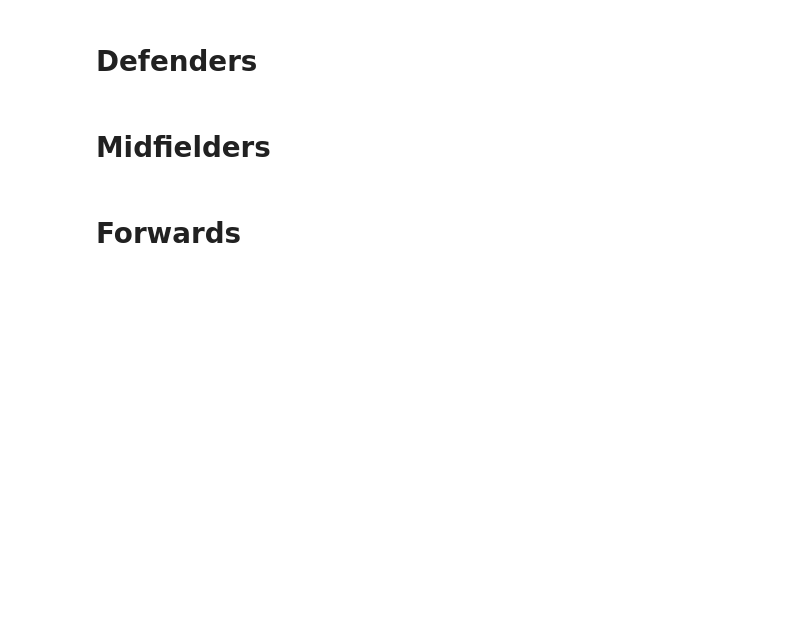
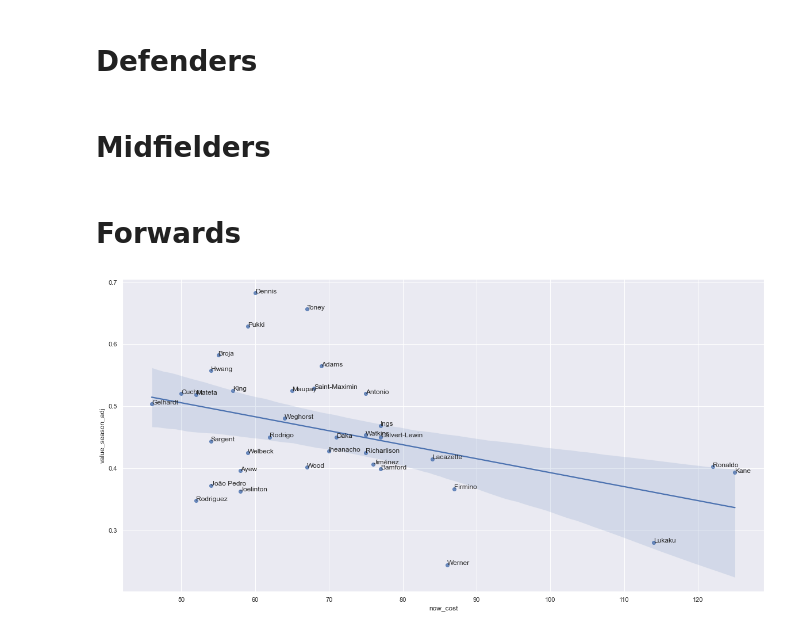
Before and after one commit to ulrikson/fantasy_football, a Jupyter notebook: analyze.ipynb, the cells around one changed output. Drawn from its saved outputs; the diff is of its cells as text; code cells hidden in the pictures; blank space fills up the shorter version.

```diff
--- a/analyze.ipynb
+++ b/analyze.ipynb
@@ -91,0 +94,4 @@ fantasy.getPlayerScatterPlot('Forward', 'now_cost', 'value_season_adj')
+# %%
+fantasy.getPlayerScatterPlot('Forward', 'now_cost', 'value_season_adj', True)
+# %% [output]
+[figure, added]
```
Also changed, not shown: parts of 7 cells of this notebook, 1 other file.
